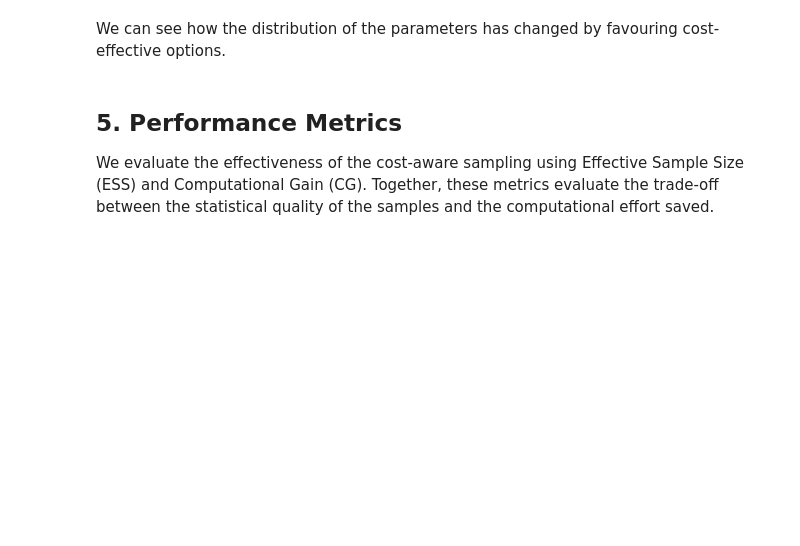
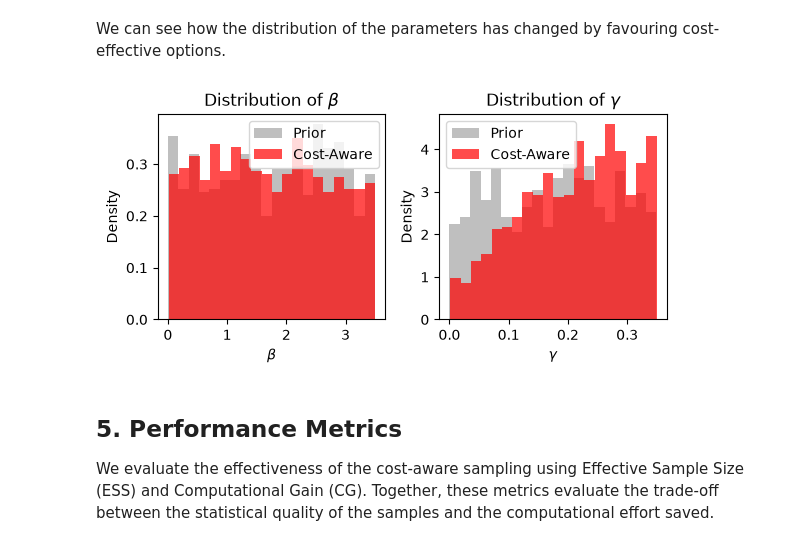
Before and after one commit to julia-sand/bayesflow, a Jupyter notebook: examples/Cost_Aware_Sampling.ipynb, the cells around one changed output. Cells and saved outputs as stored; diff of their text form; code cells hidden in the pictures; blank space fills up the shorter version.

Commit message:
add new uniform prior and fix dictionary access

```diff
--- a/examples/Cost_Aware_Sampling.ipynb
+++ b/examples/Cost_Aware_Sampling.ipynb
@@ -50,11 +50,11 @@ def cost_model(theta: np.ndarray) -> np.ndarray:
     theta = np.asarray(theta, dtype=float)
 
     if theta.ndim == 1:
-        # Cost is high (near 1.0) when theta is small, decays to 0 as theta grows
-        cost = np.exp(-np.abs(theta))
+        # Make cost extremely low for large gamma (theta[1])
+        cost = np.exp(-20 * theta[1])
     else:
-        # Sum of decays across dimensions
-        cost = np.sum(np.exp(-np.abs(theta)), axis=1)
+        # Make cost extremely low for large gamma across the batch
+        cost = np.exp(-20 * theta[:, 1])
 
     return cost
 # %% [markdown]
@@ -103,14 +105,11 @@ To avoid executing the computationally expensive simulator before we have select
 #We define a simulator for the example. This will be used to generate samples once the prior parameters are found
 sir_sim = bf.simulators.benchmark_simulators.SIR()
 
-def prior_test():
-    return [np.random.uniform([0,0.35]),np.random.uniform([0,3.5])]
+#define the prior to use for cost-aware sampling
+def prior():
+    return np.random.uniform([0,0],[3.5,0.35])
 
-
-#define the prior to use for cost-aware sampling
-prior = sir_sim.prior
-
-#initialise the cost-aware simulator
+#initialise the cost-aware proposal
 cost_aware_sim = bf.simulators.CostAwareProposal(prior=prior, cost_model=cost_model)
 # %% [markdown]
 ## 4. Cost-Aware Sampling
@@ -131,7 +130,7 @@ num_samples = 1000
 
 #Use the cost-aware sampling method
 accepted_samples = cost_aware_sim.sample(batch_shape=(num_samples,))
-accepted_theta = accepted_samples.get("parameters")
+accepted_theta = accepted_samples["parameters"]
 
 #number of samples
 print(f"Successfully sampled {len(accepted_theta)} cost-efficient parameters.")
@@ -144,11 +147,12 @@ prior_samples = np.array([prior() for _ in range(len(accepted_theta))])
 
 def plot_prior_samples(cost_model,prior_samples,accepted_theta):
 
+    nplot = 50 #how many samples to show
     fig = plot_cost_landscape(cost_model)
 
     plt.scatter(
-        prior_samples[:, 0],
-        prior_samples[:, 1],
+        prior_samples[:nplot, 0],
+        prior_samples[:nplot, 1],
         color="white",
         alpha=0.3,
         s=50,
@@ -159,8 +163,8 @@ def plot_prior_samples(cost_model,prior_samples,accepted_theta):
     # Accepted samples
     if len(accepted_theta) > 0:
         plt.scatter(
-            accepted_theta[:, 0],
-            accepted_theta[:, 1],
+            accepted_theta[:nplot, 0],
+            accepted_theta[:nplot, 1],
             color="red",
             edgecolors="white",
             s=50,
@@ -170,12 +174,12 @@ def plot_prior_samples(cost_model,prior_samples,accepted_theta):
 
     plt.xlabel(r"$\beta$ (Contact Rate)")
     plt.ylabel(r"$\gamma$ (Recovery Rate)")
-    plt.title("Cost Landscape and Sample Distribution")
+    plt.title("Comparison of a subset of Prior vs Cost-aware samples")
     plt.legend()
     return fig
 
-fig = plot_prior_samples(cost_model,prior_samples,accepted_theta)
-plt.show()
+#fig = plot_prior_samples(cost_model,prior_samples,accepted_theta)
+#plt.show()
 # %% [markdown]
 We can see how the distribution of the parameters has changed by favouring cost-effective options.
 # %%
@@ -185,35 +189,37 @@ def plot_histograms(prior_samples, accepted_theta, legend_labels=None):
         legend_labels = ["Prior", "Cost-Aware"]
 
     # Visualise the change in parameter distributions
-    plt.figure(figsize=(6, 3))
+    fig = plt.figure(figsize=(6, 3))
 
     # Distribution of first parameter
     plt.subplot(1, 2, 1)
     plt.hist(prior_samples[:, 0], bins=20, alpha=0.5, label=legend_labels[0], color="gray", density=True)
     if len(accepted_theta) > 0:
         plt.hist(accepted_theta[:, 0], bins=20, alpha=0.7, label=legend_labels[1], color="red", density=True)
     plt.xlabel(r"$\beta$")
     plt.ylabel("Density")
     plt.title(r"Distribution of $\beta$")
     plt.legend()
 
     # Distribution of second parameter
     plt.subplot(1, 2, 2)
     plt.hist(prior_samples[:, 1], bins=20, alpha=0.5, label=legend_labels[0], color="gray", density=True)
     if len(accepted_theta) > 0:
         plt.hist(accepted_theta[:, 1], bins=20, alpha=0.7, label=legend_labels[1], color="red", density=True)
     plt.xlabel(r"$\gamma$")
     plt.ylabel("Density")
     plt.title(r"Distribution of $\gamma$")
     plt.legend()
 
     plt.tight_layout()
 
     return fig
 
 fig = plot_histograms(prior_samples, accepted_theta)
 
 plt.show()
+# %% [output]
+[figure, added]
 # %% [markdown]
 ## 5. Performance Metrics
 
```
Also changed, not shown: parts of 22 cells of this notebook, 1 other file.
